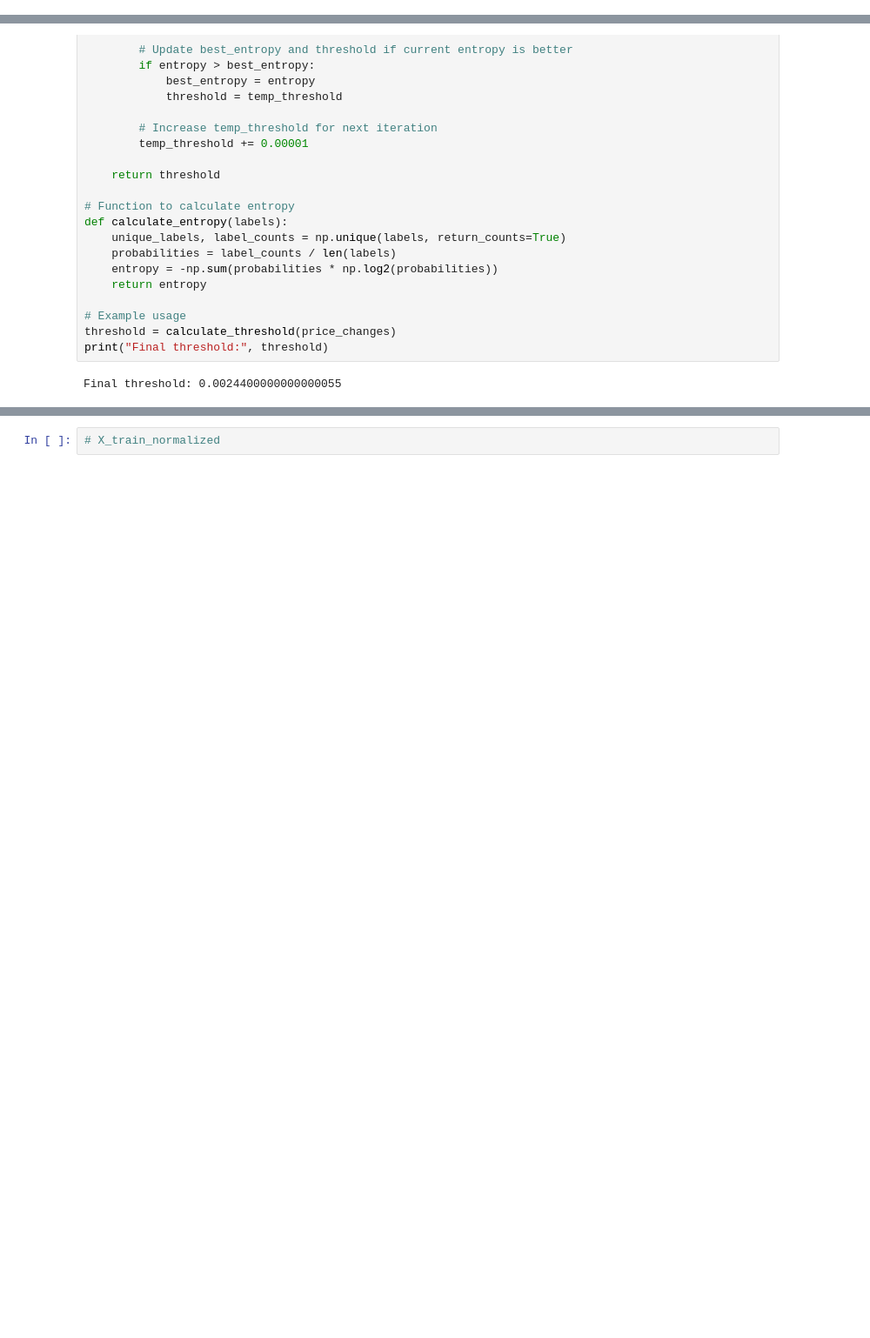
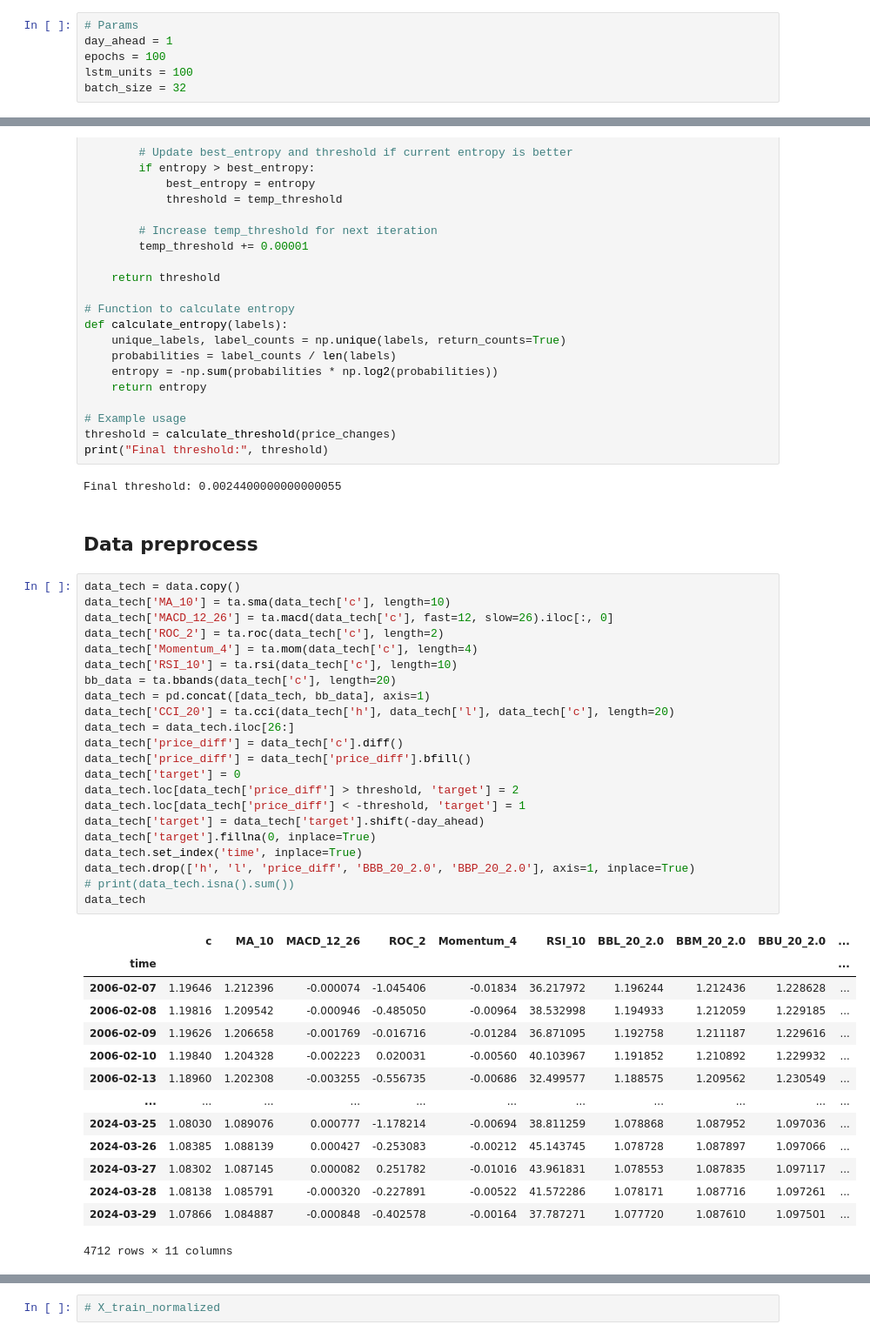
Before and after one commit to GiveMeSake/fx_prophet, a Jupyter notebook: lstm_eco.ipynb, the cells around one changed output, grey strips where cells are left out. Shown at 87% size. Drawn from its saved outputs; the diff is of its cells as text; blank space fills up the shorter version.

```diff
--- a/lstm_eco.ipynb
+++ b/lstm_eco.ipynb
@@ -5,5 +5,11 @@ import pandas as pd
 import pandas_ta as ta
 import tpqoa
 import sys
+# %%
+# Params
+day_ahead = 1
+epochs = 100
+lstm_units = 100
+batch_size = 32
 # %%
 data = pd.read_csv('./data/EUR_USD_D_2006_2024_M.csv', parse_dates = ['time'], usecols = ['time', 'c', 'h', 'l'])
@@ -437,6 +262,45 @@ threshold = calculate_threshold(price_changes)
 print("Final threshold:", threshold)
 # %% [output]
 Final threshold: 0.0024400000000000055
+# %% [markdown]
+## Data preprocess
+# %%
+data_tech = data.copy()
+data_tech['MA_10'] = ta.sma(data_tech['c'], length=10)
+data_tech['MACD_12_26'] = ta.macd(data_tech['c'], fast=12, slow=26).iloc[:, 0]
+data_tech['ROC_2'] = ta.roc(data_tech['c'], length=2)
+data_tech['Momentum_4'] = ta.mom(data_tech['c'], length=4)
+data_tech['RSI_10'] = ta.rsi(data_tech['c'], length=10)
+bb_data = ta.bbands(data_tech['c'], length=20)
+data_tech = pd.concat([data_tech, bb_data], axis=1)
+data_tech['CCI_20'] = ta.cci(data_tech['h'], data_tech['l'], data_tech['c'], length=20)
+data_tech = data_tech.iloc[26:]
+data_tech['price_diff'] = data_tech['c'].diff()
+data_tech['price_diff'] = data_tech['price_diff'].bfill()
+data_tech['target'] = 0
+data_tech.loc[data_tech['price_diff'] > threshold, 'target'] = 2
+data_tech.loc[data_tech['price_diff'] < -threshold, 'target'] = 1
+data_tech['target'] = data_tech['target'].shift(-day_ahead)
+data_tech['target'].fillna(0, inplace=True)
+data_tech.set_index('time', inplace=True)
+data_tech.drop(['h', 'l', 'price_diff', 'BBB_20_2.0', 'BBP_20_2.0'], axis=1, inplace=True)
+# print(data_tech.isna().sum())
+data_tech
+# %% [output]
+|  | c | MA_10 | MACD_12_26 | ROC_2 | Momentum_4 | RSI_10 | BBL_20_2.0 | BBM_20_2.0 | BBU_20_2.0 | ... |
+| time |  |  |  |  |  |  |  |  |  | ... |
+| 2006-02-07 | 1.19646 | 1.212396 | -0.000074 | -1.045406 | -0.01834 | 36.217972 | 1.196244 | 1.212436 | 1.228628 | ... |
+| 2006-02-08 | 1.19816 | 1.209542 | -0.000946 | -0.485050 | -0.00964 | 38.532998 | 1.194933 | 1.212059 | 1.229185 | ... |
+| 2006-02-09 | 1.19626 | 1.206658 | -0.001769 | -0.016716 | -0.01284 | 36.871095 | 1.192758 | 1.211187 | 1.229616 | ... |
+| 2006-02-10 | 1.19840 | 1.204328 | -0.002223 | 0.020031 | -0.00560 | 40.103967 | 1.191852 | 1.210892 | 1.229932 | ... |
+| 2006-02-13 | 1.18960 | 1.202308 | -0.003255 | -0.556735 | -0.00686 | 32.499577 | 1.188575 | 1.209562 | 1.230549 | ... |
+| ... | ... | ... | ... | ... | ... | ... | ... | ... | ... | ... |
+| 2024-03-25 | 1.08030 | 1.089076 | 0.000777 | -1.178214 | -0.00694 | 38.811259 | 1.078868 | 1.087952 | 1.097036 | ... |
+| 2024-03-26 | 1.08385 | 1.088139 | 0.000427 | -0.253083 | -0.00212 | 45.143745 | 1.078728 | 1.087897 | 1.097066 | ... |
+| 2024-03-27 | 1.08302 | 1.087145 | 0.000082 | 0.251782 | -0.01016 | 43.961831 | 1.078553 | 1.087835 | 1.097117 | ... |
+| 2024-03-28 | 1.08138 | 1.085791 | -0.000320 | -0.227891 | -0.00522 | 41.572286 | 1.078171 | 1.087716 | 1.097261 | ... |
+| 2024-03-29 | 1.07866 | 1.084887 | -0.000848 | -0.402578 | -0.00164 | 37.787271 | 1.077720 | 1.087610 | 1.097501 | ... |
+4712 rows × 11 columns
 # %%
 data_eco['price_diff'] = data_eco['c'].diff()
 data_eco['price_diff'] = data_eco['price_diff'].bfill()
```
Also changed, not shown: parts of 22 cells of this notebook.
